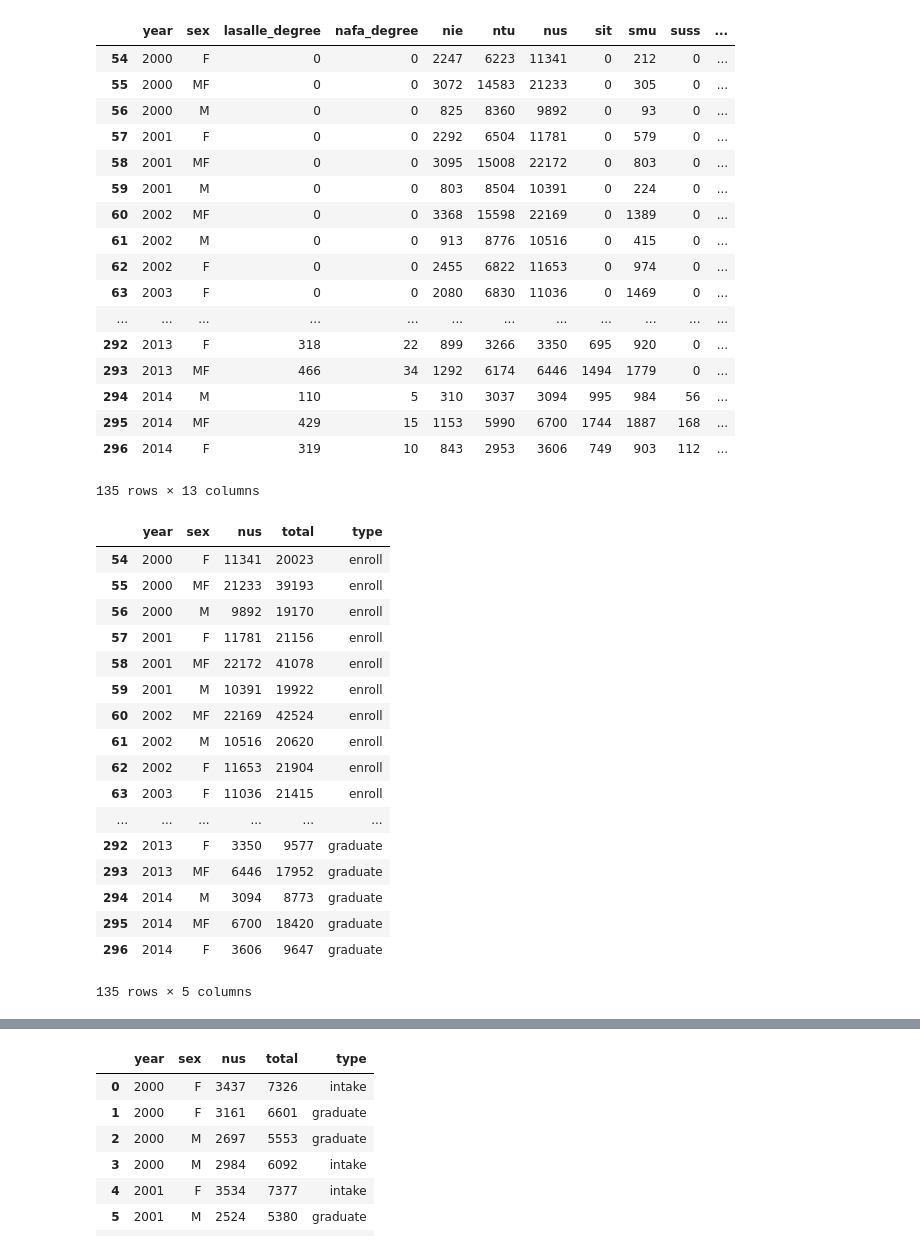
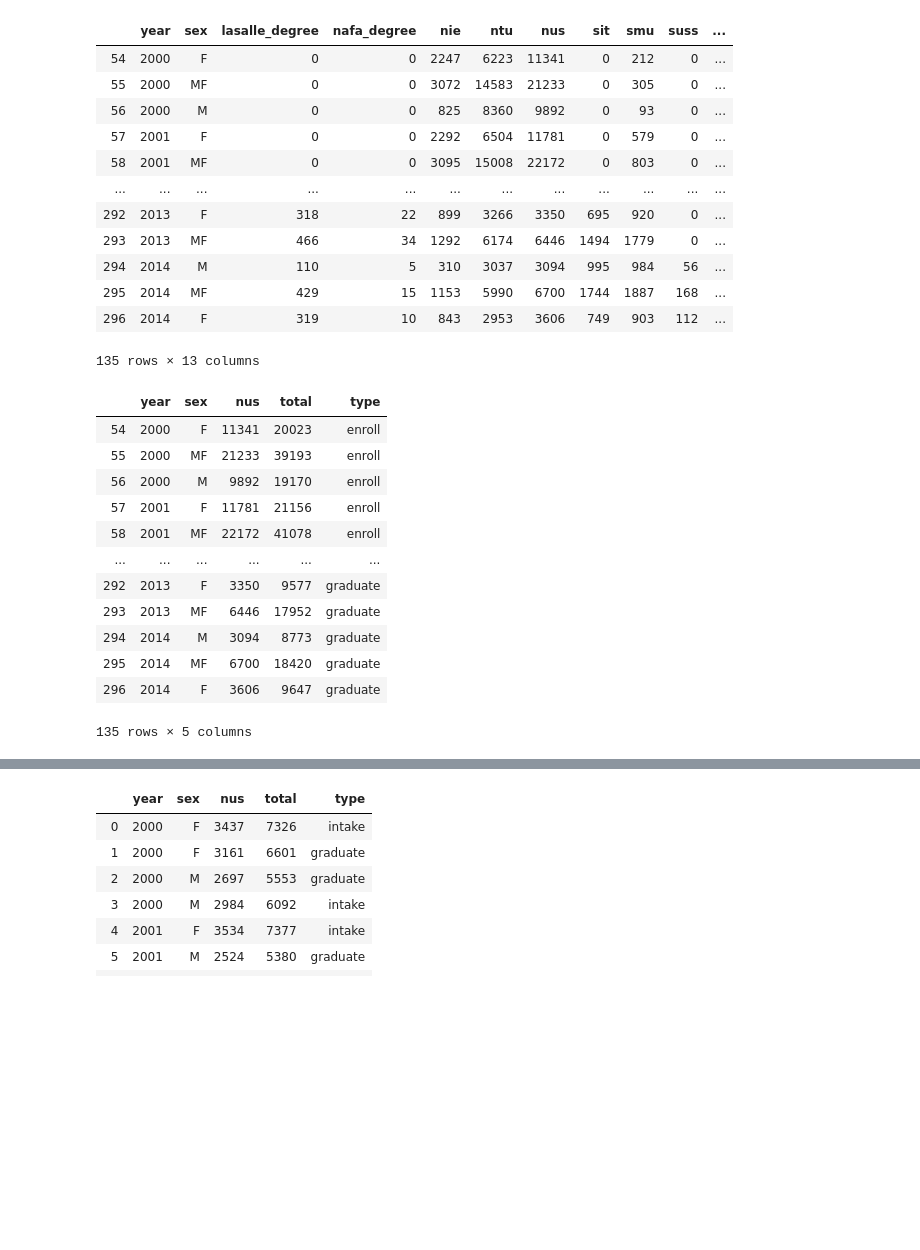
Before and after one commit to jurgen-tan-git/PDS-Assignments, a Jupyter notebook: Assignment 2/Scripts/Graphing/NUS.ipynb, the cells around one changed output, grey strips where cells are left out. Drawn from its saved outputs; the diff is of its cells as text; code cells hidden in the pictures; blank space fills up the shorter version.

```diff
--- a/Assignment 2/Scripts/Graphing/NUS.ipynb
+++ b/Assignment 2/Scripts/Graphing/NUS.ipynb
@@ -1,24 +1,19 @@
 # %%
 import pandas as pd
 import numpy as np
 import seaborn as sns
 import matplotlib.pyplot as plt
 
-merged = pd.read_csv(r"C:\Users\jurge\Desktop\School Related\PDS-Assignment-1\Assignment 2\After Cleansing\Merged.csv")
+merged = pd.read_csv(r"C:\Users\Jurgen\Desktop\PDS-Assignment-1\Assignment 2\After Cleansing\Merged.csv")
 merged = merged[merged.year >= 2000]
 merged
 # %% [output]
 |  | year | sex | lasalle_degree | nafa_degree | nie | ntu | nus | sit | smu | suss | ... |
 | 54 | 2000 | F | 0 | 0 | 2247 | 6223 | 11341 | 0 | 212 | 0 | ... |
 | 55 | 2000 | MF | 0 | 0 | 3072 | 14583 | 21233 | 0 | 305 | 0 | ... |
 | 56 | 2000 | M | 0 | 0 | 825 | 8360 | 9892 | 0 | 93 | 0 | ... |
 | 57 | 2001 | F | 0 | 0 | 2292 | 6504 | 11781 | 0 | 579 | 0 | ... |
 | 58 | 2001 | MF | 0 | 0 | 3095 | 15008 | 22172 | 0 | 803 | 0 | ... |
-| 59 | 2001 | M | 0 | 0 | 803 | 8504 | 10391 | 0 | 224 | 0 | ... |
-| 60 | 2002 | MF | 0 | 0 | 3368 | 15598 | 22169 | 0 | 1389 | 0 | ... |
-| 61 | 2002 | M | 0 | 0 | 913 | 8776 | 10516 | 0 | 415 | 0 | ... |
-| 62 | 2002 | F | 0 | 0 | 2455 | 6822 | 11653 | 0 | 974 | 0 | ... |
-| 63 | 2003 | F | 0 | 0 | 2080 | 6830 | 11036 | 0 | 1469 | 0 | ... |
 | ... | ... | ... | ... | ... | ... | ... | ... | ... | ... | ... | ... |
 | 292 | 2013 | F | 318 | 22 | 899 | 3266 | 3350 | 695 | 920 | 0 | ... |
 | 293 | 2013 | MF | 466 | 34 | 1292 | 6174 | 6446 | 1494 | 1779 | 0 | ... |
@@ -36,11 +31,6 @@ NUS
 | 56 | 2000 | M | 9892 | 19170 | enroll |
 | 57 | 2001 | F | 11781 | 21156 | enroll |
 | 58 | 2001 | MF | 22172 | 41078 | enroll |
-| 59 | 2001 | M | 10391 | 19922 | enroll |
-| 60 | 2002 | MF | 22169 | 42524 | enroll |
-| 61 | 2002 | M | 10516 | 20620 | enroll |
-| 62 | 2002 | F | 11653 | 21904 | enroll |
-| 63 | 2003 | F | 11036 | 21415 | enroll |
 | ... | ... | ... | ... | ... | ... |
 | 292 | 2013 | F | 3350 | 9577 | graduate |
 | 293 | 2013 | MF | 6446 | 17952 | graduate |
```
Also changed, not shown: parts of 7 cells of this notebook.
